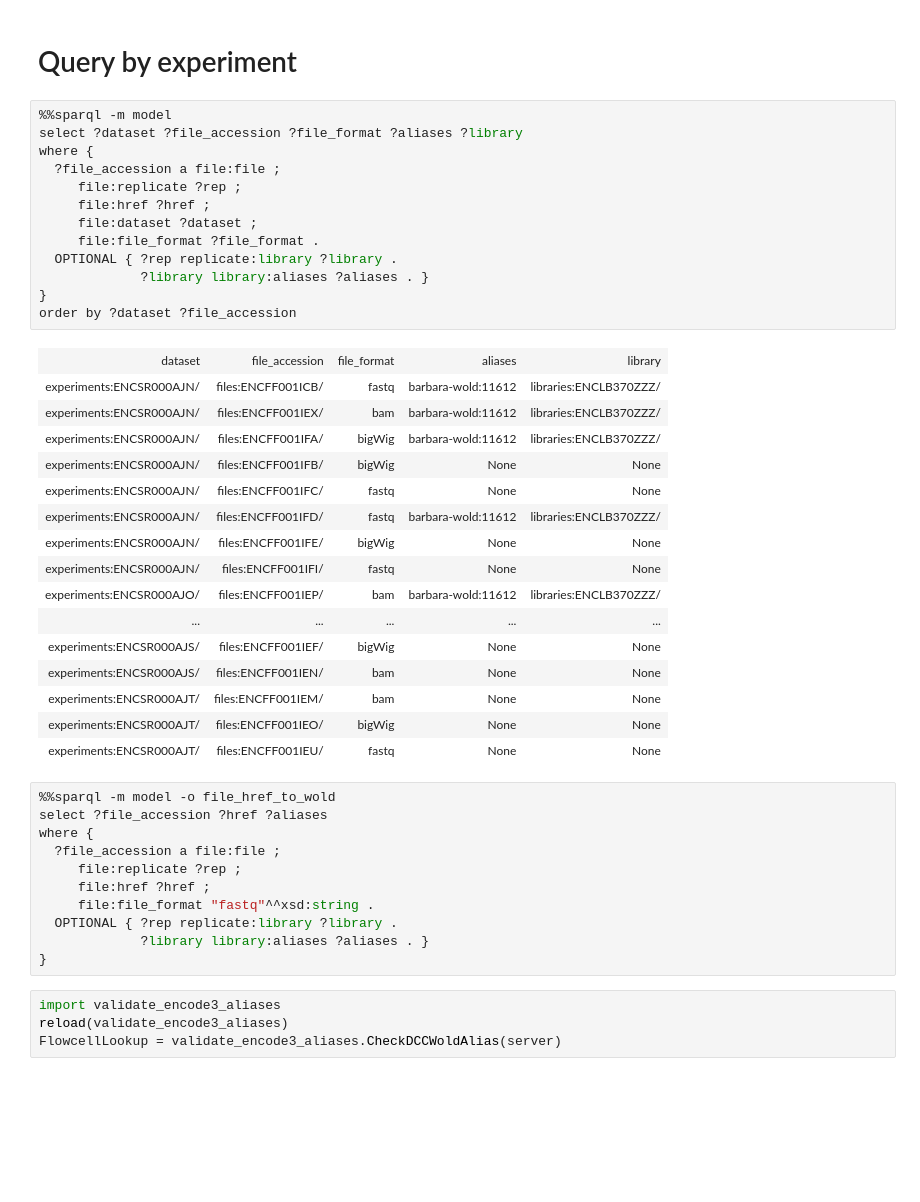
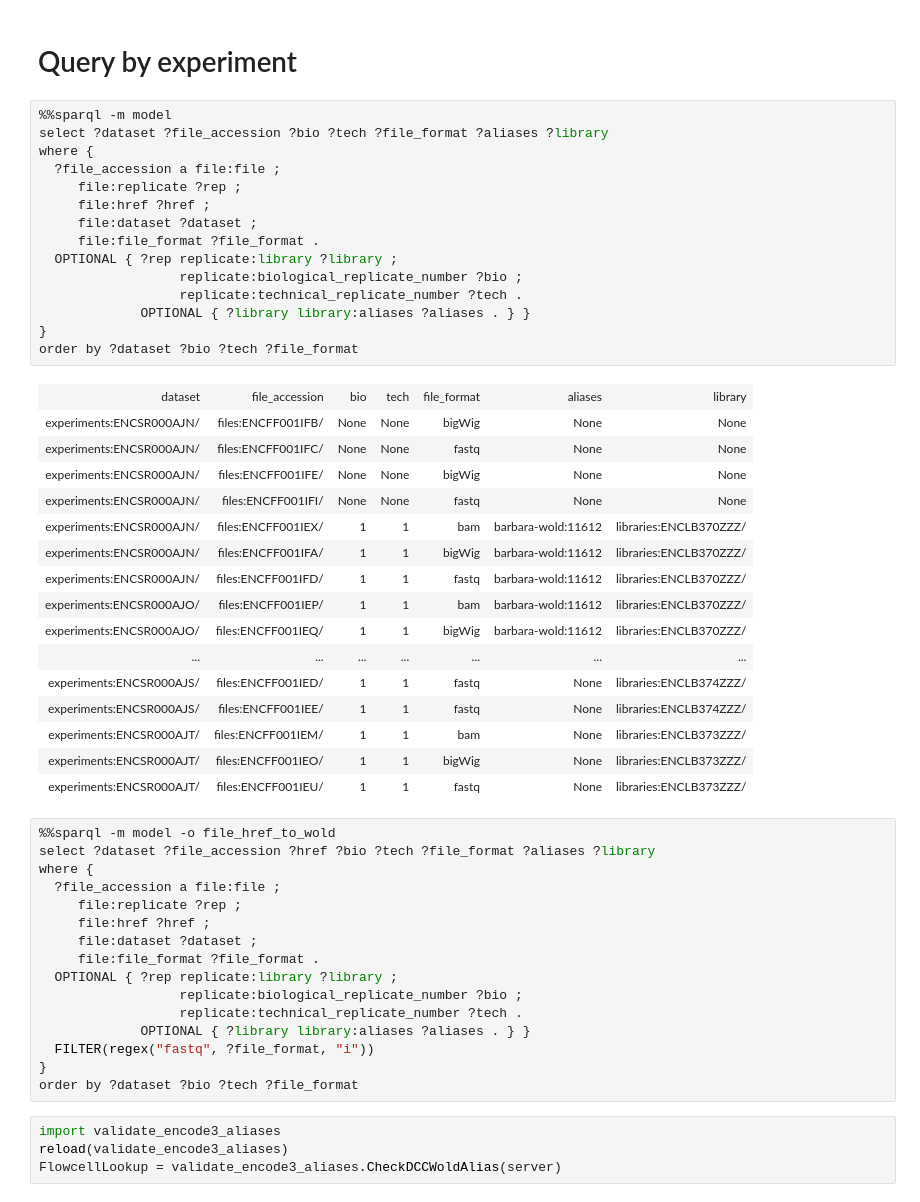
Before and after one commit to detrout/encode3-curation, a Jupyter notebook: validate_encode2_flowcell_library_metadata.ipynb, the cells around one changed output. Cells and saved outputs as stored; diff of their text form; blank space fills up the shorter version.

```diff
--- a/validate_encode2_flowcell_library_metadata.ipynb
+++ b/validate_encode2_flowcell_library_metadata.ipynb
@@ -49,45 +260,52 @@ loading https://www.encodeproject.org/experiments/ENCSR000AJT 7 of 7
 # Query by experiment
 # %%
 %%sparql -m model
-select ?dataset ?file_accession ?file_format ?aliases ?library
+select ?dataset ?file_accession ?bio ?tech ?file_format ?aliases ?library
 where {
   ?file_accession a file:file ;
      file:replicate ?rep ;
      file:href ?href ;
      file:dataset ?dataset ;
      file:file_format ?file_format .
-  OPTIONAL { ?rep replicate:library ?library .
-             ?library library:aliases ?aliases . }
+  OPTIONAL { ?rep replicate:library ?library ;
+                  replicate:biological_replicate_number ?bio ;
+                  replicate:technical_replicate_number ?tech .
+             OPTIONAL { ?library library:aliases ?aliases . } }
 }
-order by ?dataset ?file_accession
+order by ?dataset ?bio ?tech ?file_format
 # %% [output]
-| dataset | file_accession | file_format | aliases | library |
-| experiments:ENCSR000AJN/ | files:ENCFF001ICB/ | fastq | barbara-wold:11612 | libraries:ENCLB370ZZZ/ |
-| experiments:ENCSR000AJN/ | files:ENCFF001IEX/ | bam | barbara-wold:11612 | libraries:ENCLB370ZZZ/ |
-| experiments:ENCSR000AJN/ | files:ENCFF001IFA/ | bigWig | barbara-wold:11612 | libraries:ENCLB370ZZZ/ |
-| experiments:ENCSR000AJN/ | files:ENCFF001IFB/ | bigWig | None | None |
-| experiments:ENCSR000AJN/ | files:ENCFF001IFC/ | fastq | None | None |
-| experiments:ENCSR000AJN/ | files:ENCFF001IFD/ | fastq | barbara-wold:11612 | libraries:ENCLB370ZZZ/ |
-| experiments:ENCSR000AJN/ | files:ENCFF001IFE/ | bigWig | None | None |
-| experiments:ENCSR000AJN/ | files:ENCFF001IFI/ | fastq | None | None |
-| experiments:ENCSR000AJO/ | files:ENCFF001IEP/ | bam | barbara-wold:11612 | libraries:ENCLB370ZZZ/ |
-| ... | ... | ... | ... | ... |
-| experiments:ENCSR000AJS/ | files:ENCFF001IEF/ | bigWig | None | None |
-| experiments:ENCSR000AJS/ | files:ENCFF001IEN/ | bam | None | None |
-| experiments:ENCSR000AJT/ | files:ENCFF001IEM/ | bam | None | None |
-| experiments:ENCSR000AJT/ | files:ENCFF001IEO/ | bigWig | None | None |
-| experiments:ENCSR000AJT/ | files:ENCFF001IEU/ | fastq | None | None |
+| dataset | file_accession | bio | tech | file_format | aliases | library |
+| experiments:ENCSR000AJN/ | files:ENCFF001IFB/ | None | None | bigWig | None | None |
+| experiments:ENCSR000AJN/ | files:ENCFF001IFC/ | None | None | fastq | None | None |
+| experiments:ENCSR000AJN/ | files:ENCFF001IFE/ | None | None | bigWig | None | None |
+| experiments:ENCSR000AJN/ | files:ENCFF001IFI/ | None | None | fastq | None | None |
+| experiments:ENCSR000AJN/ | files:ENCFF001IEX/ | 1 | 1 | bam | barbara-wold:11612 | libraries:ENCLB370ZZZ/ |
+| experiments:ENCSR000AJN/ | files:ENCFF001IFA/ | 1 | 1 | bigWig | barbara-wold:11612 | libraries:ENCLB370ZZZ/ |
+| experiments:ENCSR000AJN/ | files:ENCFF001IFD/ | 1 | 1 | fastq | barbara-wold:11612 | libraries:ENCLB370ZZZ/ |
+| experiments:ENCSR000AJO/ | files:ENCFF001IEP/ | 1 | 1 | bam | barbara-wold:11612 | libraries:ENCLB370ZZZ/ |
+| experiments:ENCSR000AJO/ | files:ENCFF001IEQ/ | 1 | 1 | bigWig | barbara-wold:11612 | libraries:ENCLB370ZZZ/ |
+| ... | ... | ... | ... | ... | ... | ... |
+| experiments:ENCSR000AJS/ | files:ENCFF001IED/ | 1 | 1 | fastq | None | libraries:ENCLB374ZZZ/ |
+| experiments:ENCSR000AJS/ | files:ENCFF001IEE/ | 1 | 1 | fastq | None | libraries:ENCLB374ZZZ/ |
+| experiments:ENCSR000AJT/ | files:ENCFF001IEM/ | 1 | 1 | bam | None | libraries:ENCLB373ZZZ/ |
+| experiments:ENCSR000AJT/ | files:ENCFF001IEO/ | 1 | 1 | bigWig | None | libraries:ENCLB373ZZZ/ |
+| experiments:ENCSR000AJT/ | files:ENCFF001IEU/ | 1 | 1 | fastq | None | libraries:ENCLB373ZZZ/ |
 # %%
 %%sparql -m model -o file_href_to_wold
-select ?file_accession ?href ?aliases
+select ?dataset ?file_accession ?href ?bio ?tech ?file_format ?aliases ?library
 where {
   ?file_accession a file:file ;
      file:replicate ?rep ;
      file:href ?href ;
-     file:file_format "fastq"^^xsd:string .
-  OPTIONAL { ?rep replicate:library ?library .
-             ?library library:aliases ?aliases . }
+     file:dataset ?dataset ;
+     file:file_format ?file_format .
+  OPTIONAL { ?rep replicate:library ?library ;
+                  replicate:biological_replicate_number ?bio ;
+                  replicate:technical_replicate_number ?tech .
+             OPTIONAL { ?library library:aliases ?aliases . } }
+  FILTER(regex("fastq", ?file_format, "i"))
 }
+order by ?dataset ?bio ?tech ?file_format
 # %%
 import validate_encode3_aliases
 reload(validate_encode3_aliases)
```
Also changed, not shown: parts of 19 cells of this notebook.
